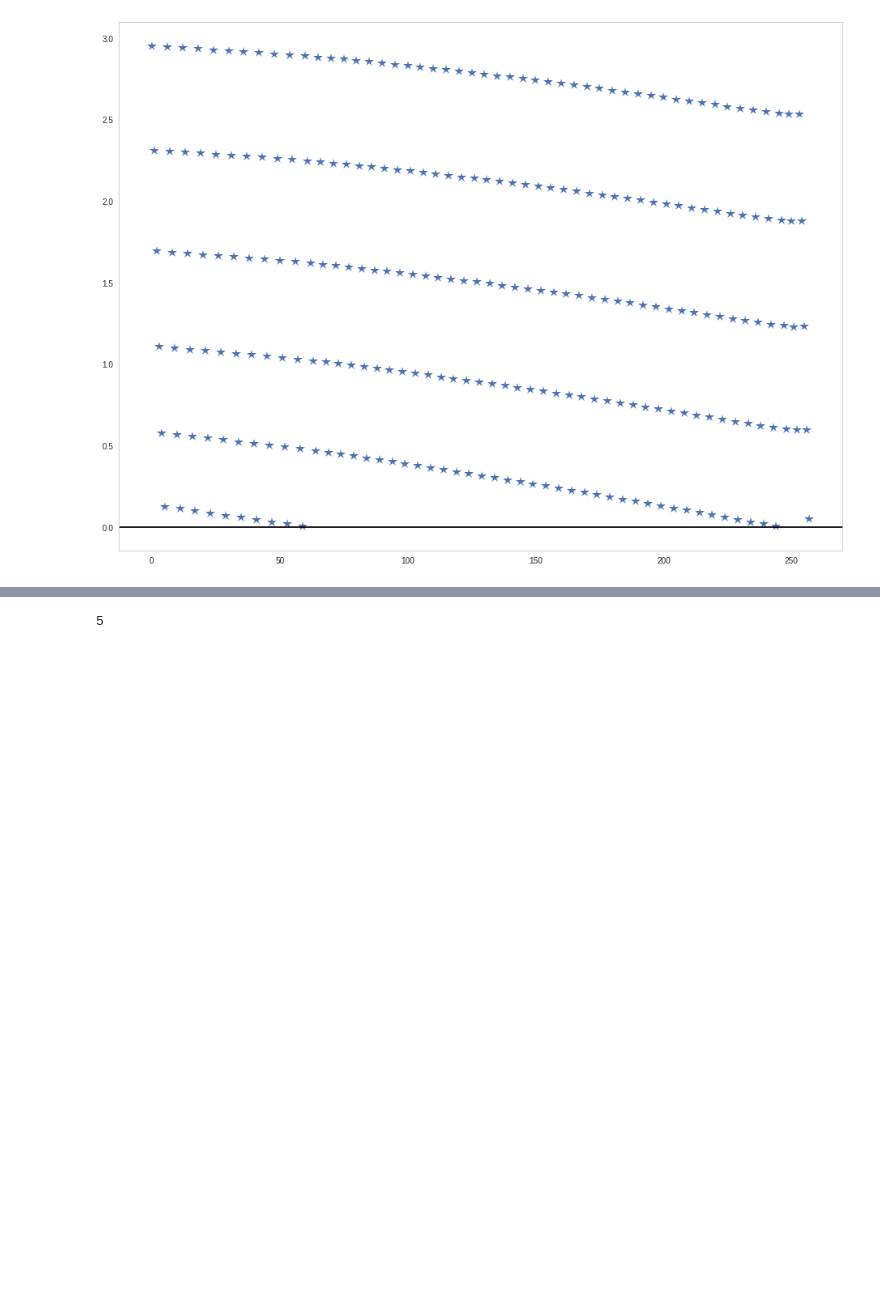
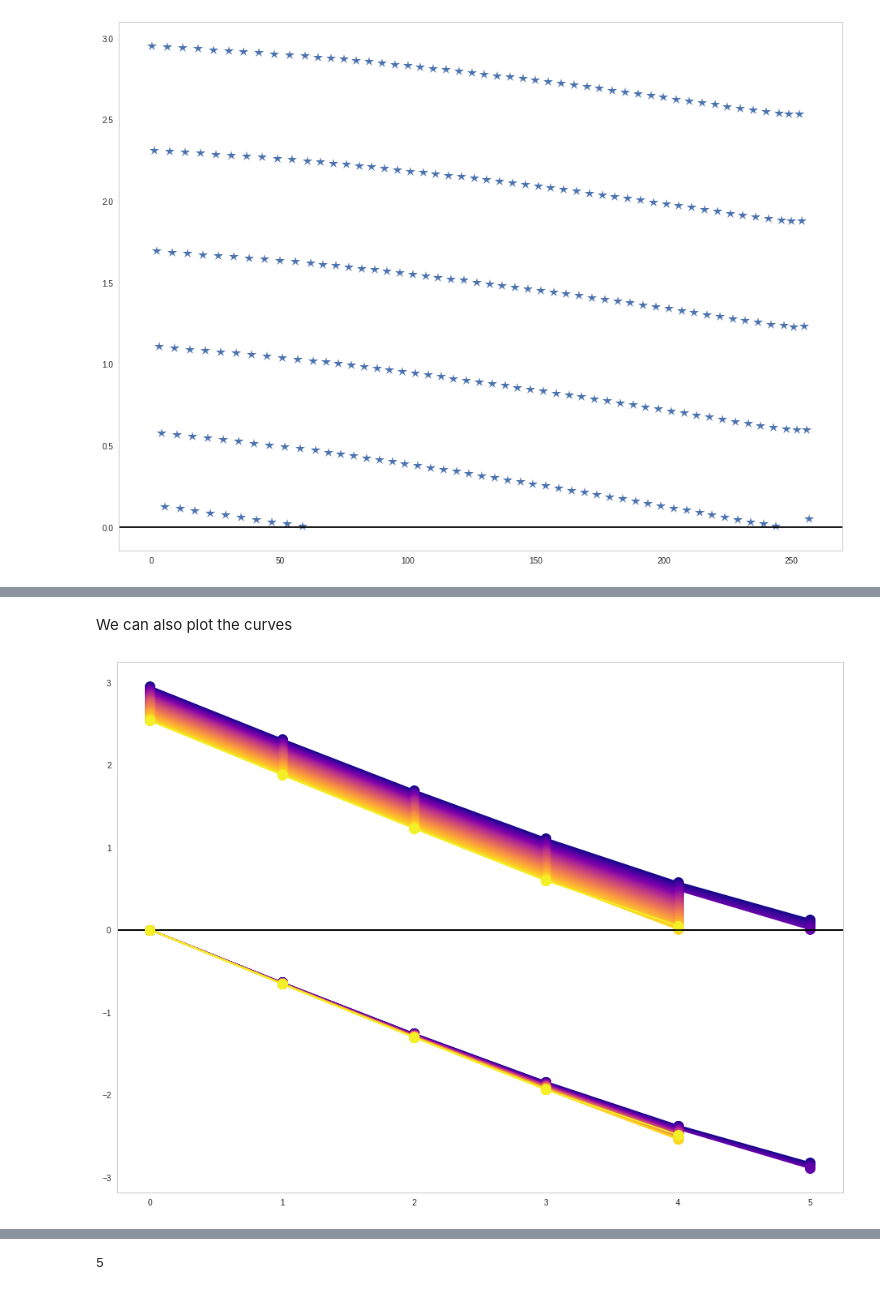
Before and after one commit to h-mayorquin/attractor_sequences, a Jupyter notebook: notebooks/2017-06-04(Study of connectivity matrix I).ipynb, the cells around one changed output, grey strips where cells are left out. Drawn from its saved outputs; the diff is of its cells as text; code cells hidden in the pictures; blank space fills up the shorter version.

```diff
--- a/notebooks/2017-06-04(Study of connectivity matrix I).ipynb
+++ b/notebooks/2017-06-04(Study of connectivity matrix I).ipynb
@@ -269,0 +298,20 @@ We see here the connections between each of the patterns and moreover the weak c
+# %% [markdown]
+We can also plot the curves
+# %%
+fig = plt.figure(figsize=(16, 12))
+ax = fig.add_subplot(111)
+
+norm = matplotlib.colors.Normalize(vmin=0, vmax=len(extensions))
+cmap = matplotlib.cm.plasma
+
+previous = 0
+for i, extension in enumerate(extensions):
+    following = previous + extension
+    aux = np.copy(weights[previous:following])
+    previous = following
+    ax.plot(aux, 'o-', markersize=13, color=cmap(norm(i)))
+    ax.axhline(0, color='black')
+    aux -= aux[0]
+    ax.plot(aux, 'o-', markersize=13, color=cmap(norm(i)))
+# %% [output]
+[figure, added]
```
Also changed, not shown: parts of 89 cells of this notebook, 3 other files.
